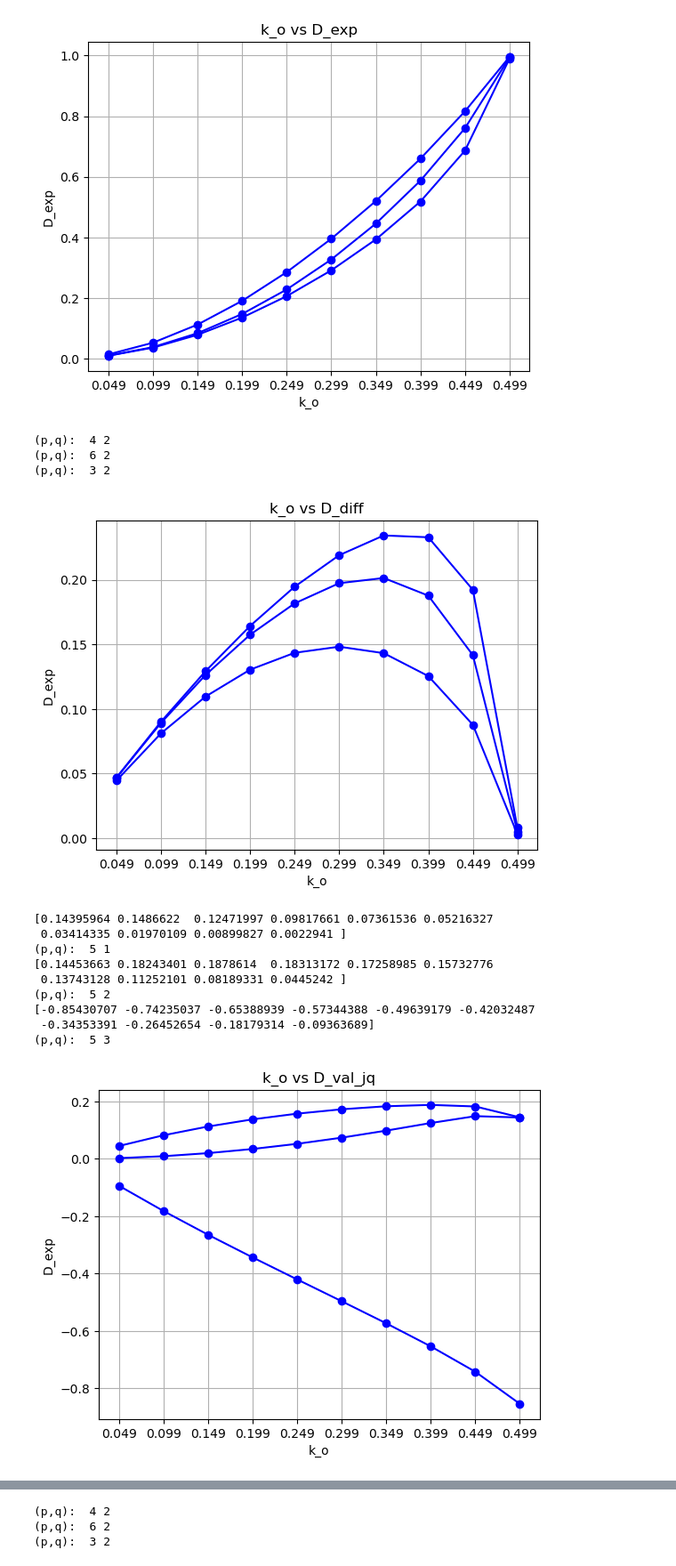
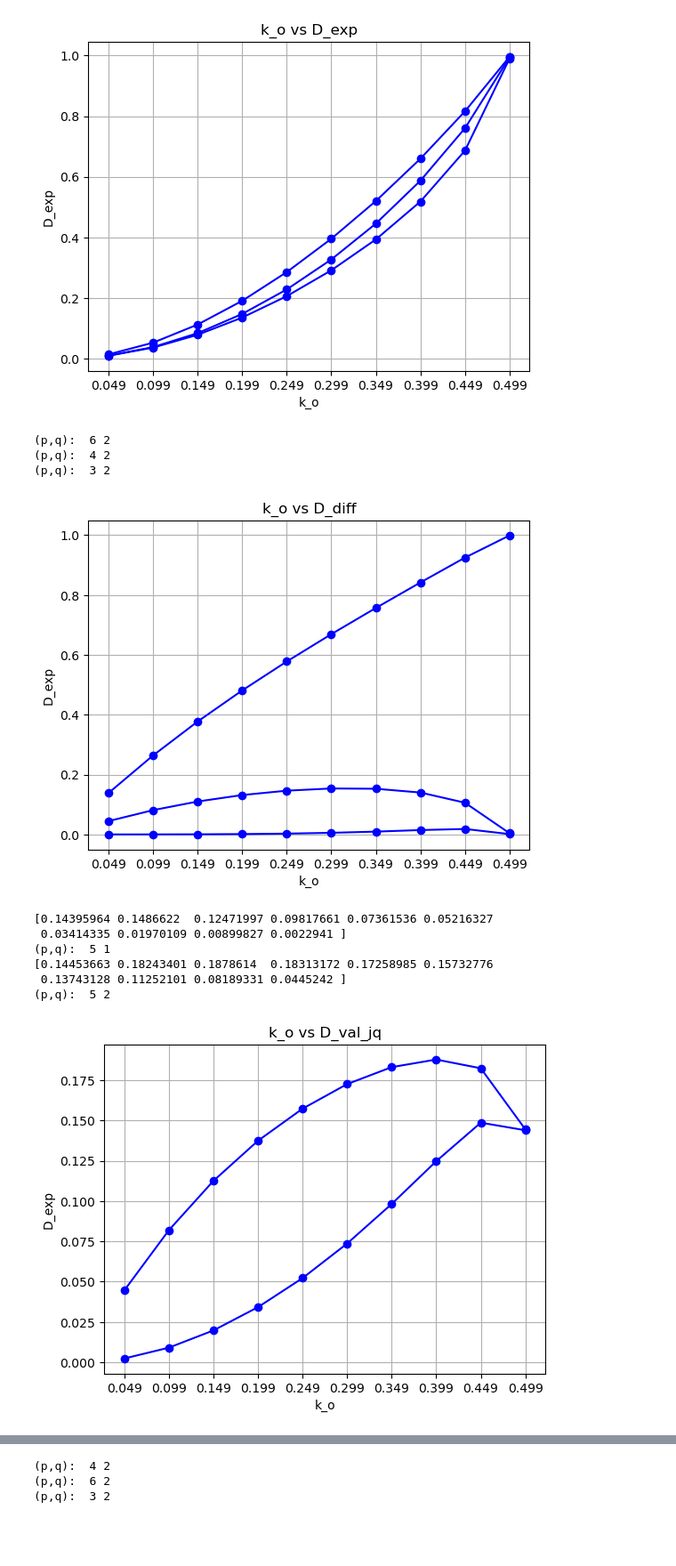
Before and after one commit to lukelc23/Analysis, a Jupyter notebook: inverse_computation_solutions.ipynb, the cells around one changed output, grey strips where cells are left out. Shown at 89% size. Saved outputs shown, nothing was run; the diff lists cells and outputs as text; code cells hidden in the pictures; blank space fills up the shorter version.

```diff
--- a/inverse_computation_solutions.ipynb
+++ b/inverse_computation_solutions.ipynb
@@ -932,7 +936,7 @@ def plot_D_diff_alpha_prime(p_set_func, q_set_func):
     k_o_set_array = np.arange(0.499, 0, -0.05)
     D_diff_array = np.zeros(len(k_o_set_array))
 
-    j = 1
+    j = 3
 
     for i in range(0, len(k_o_set_array)):
         run_simulation_noplot(n_set, k_o_set_array[i], k_s_set, p_set, q_set, c_var_set)
@@ -957,7 +961,7 @@ def plot_D_val_q_alpha_prime(p_set_func, q_set_func):
     k_o_set_array = np.arange(0.499, 0, -0.05)
     D_val_array = np.zeros(len(k_o_set_array))
 
-    j = 3
+    j = 4
 
     for i in range(0, len(k_o_set_array)):
         run_simulation_noplot(n_set, k_o_set_array[i], k_s_set, p_set, q_set, c_var_set)
@@ -1021,26 +1025,22 @@ plot_D_exp_alpha_prime(3,2)
 (p,q):  3 2
 [figure]
 # %%
+plot_D_diff_alpha_prime(6,2)
 plot_D_diff_alpha_prime(4,2)
-plot_D_diff_alpha_prime(6,2)
 plot_D_diff_alpha_prime(3,2)
 # %% [output]
+(p,q):  6 2
 (p,q):  4 2
-(p,q):  6 2
 (p,q):  3 2
-[figure, old version]
+[figure, new version]
 # %%
 plot_D_val_q_alpha_prime(5,1)
 plot_D_val_q_alpha_prime(5,2)
-plot_D_val_q_alpha_prime(5,3)
 # %% [output]
 [0.14395964 0.1486622  0.12471997 0.09817661 0.07361536 0.05216327
  0.03414335 0.01970109 0.00899827 0.0022941 ]
 (p,q):  5 1
 [0.14453663 0.18243401 0.1878614  0.18313172 0.17258985 0.15732776
  0.13743128 0.11252101 0.08189331 0.0445242 ]
 (p,q):  5 2
-[-0.85430707 -0.74235037 -0.65388939 -0.57344388 -0.49639179 -0.42032487
- -0.34353391 -0.26452654 -0.18179314 -0.09363689]
-(p,q):  5 3
-[figure, old version]
+[figure, new version]
```
Also changed, not shown: parts of 3 cells of this notebook, 2 other files.
